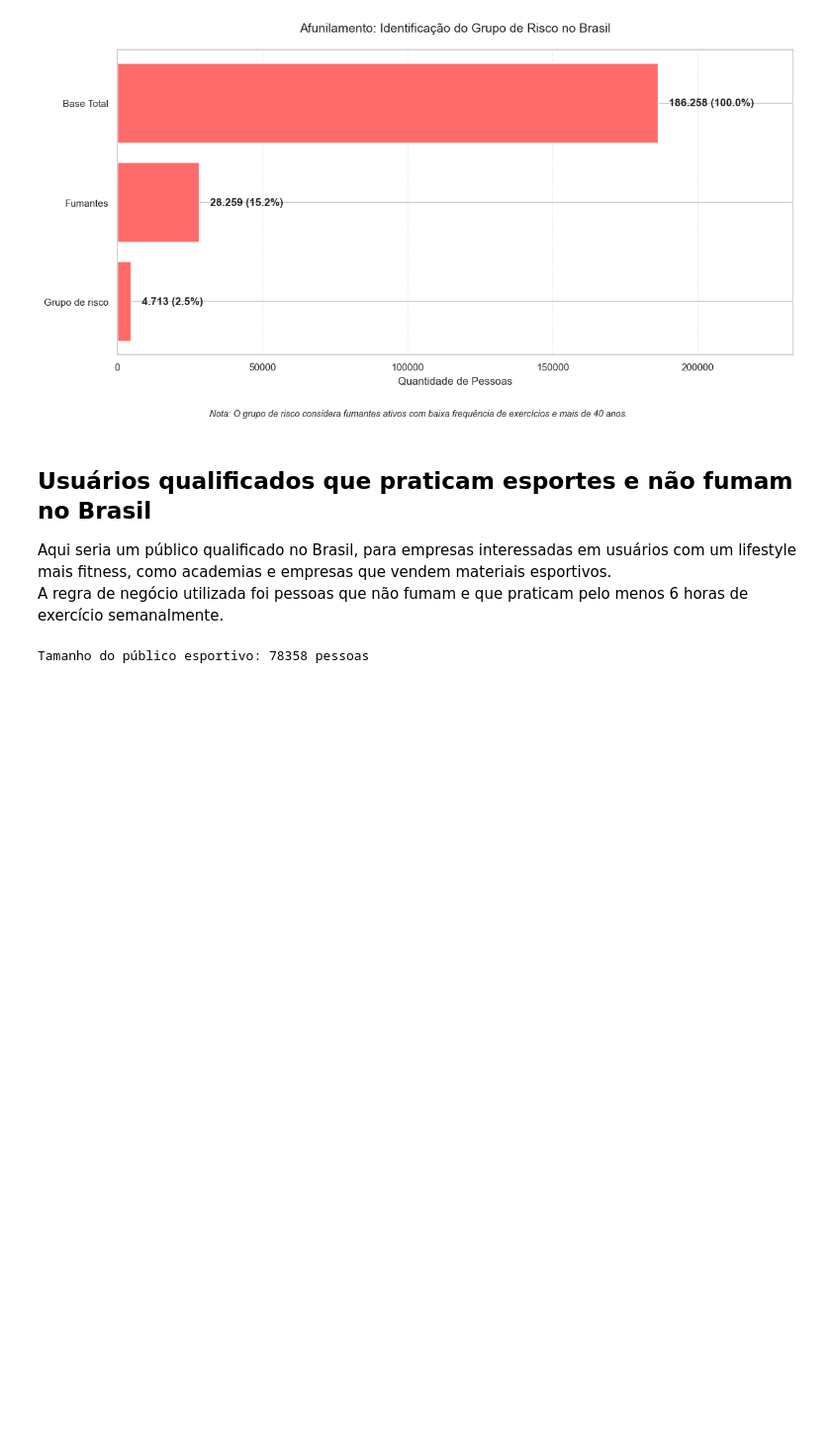
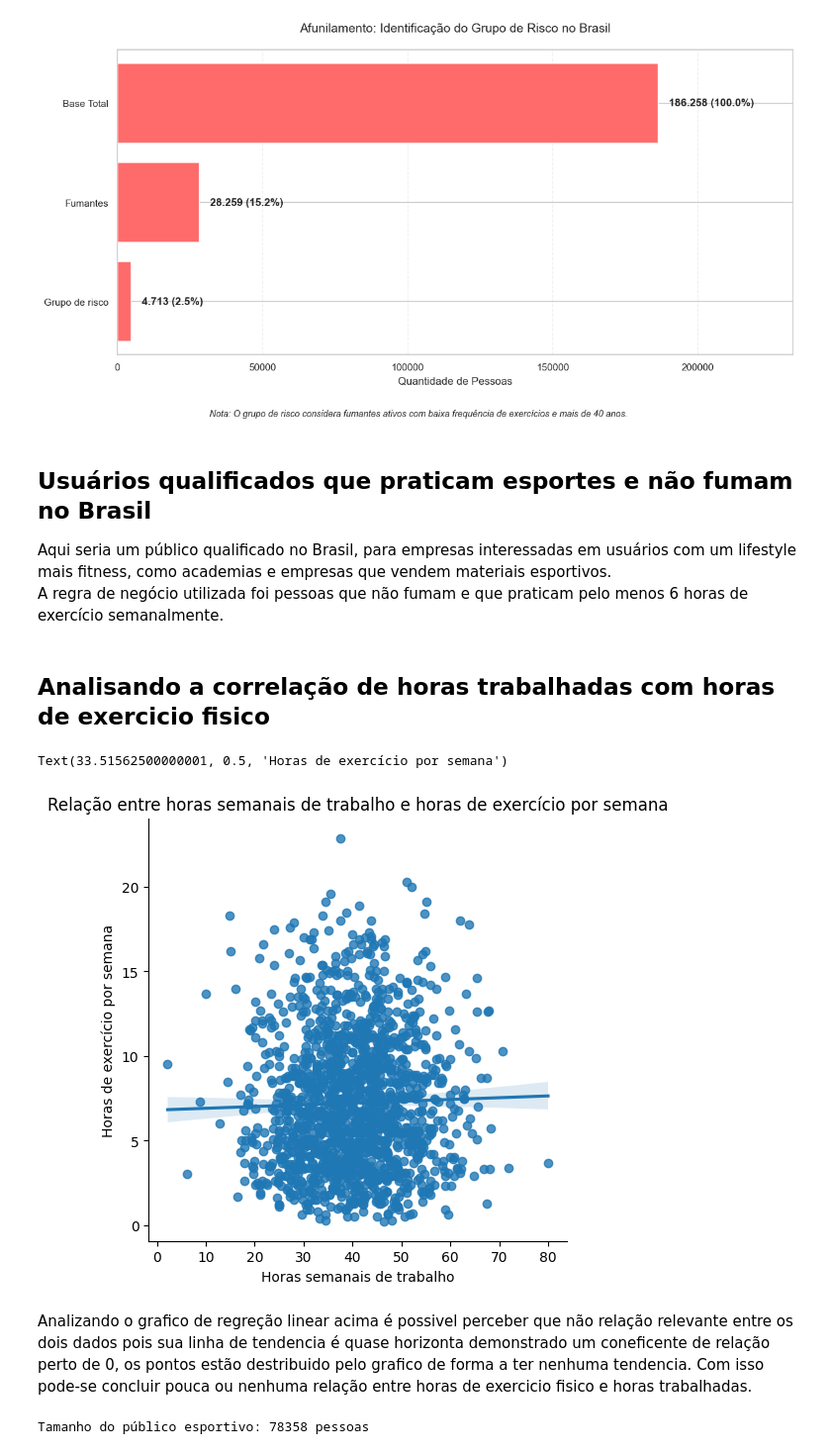
Before and after one commit to H3ytt0r62/SBD2-Social_Media_User_Analysis, a Jupyter notebook: Data layer/Raw/analytcs.ipynb, the cells around one changed output. Shown at 99% size. Cells and saved outputs as stored; diff of their text form; code cells hidden in the pictures; blank space fills up the shorter version.

```diff
--- a/Data layer/Raw/analytcs.ipynb
+++ b/Data layer/Raw/analytcs.ipynb
@@ -391,6 +414,19 @@ plt.show()
 ## Usuários qualificados que praticam esportes e não fumam no Brasil
 Aqui seria um público qualificado no Brasil, para empresas interessadas em usuários com um lifestyle mais fitness, como academias e empresas que vendem materiais esportivos.<br>
 A regra de negócio utilizada foi pessoas que não fumam e que praticam pelo menos 6 horas de exercício semanalmente.
+# %% [markdown]
+## Analisando a correlação de horas trabalhadas com horas de exercicio fisico
+# %%
+df_exer_hours = df_raw.sample(1534)
+sns.lmplot(x='weekly_work_hours', y='exercise_hours_per_week', data=df_exer_hours,scatter=True)
+plt.title('Relação entre horas semanais de trabalho e horas de exercício por semana')
+plt.xlabel('Horas semanais de trabalho')
+plt.ylabel('Horas de exercício por semana')
+# %% [output]
+Text(33.51562500000001, 0.5, 'Horas de exercício por semana')
+[figure, added]
+# %% [markdown]
+Analizando o grafico de regreção linear acima é possivel perceber que não relação relevante entre os dois dados pois sua linha de tendencia é quase horizonta demonstrado um coneficente de relação perto de 0, os pontos estão destribuido pelo grafico de forma a ter nenhuma tendencia. Com isso pode-se concluir pouca ou nenhuma relação entre horas de exercicio fisico e horas trabalhadas.
 # %%
 publico_esportivo = df_raw[
     (df_raw['exercise_hours_per_week'] >= 6) &
```
Also changed, not shown: parts of 9 cells of this notebook, 1 other file.
